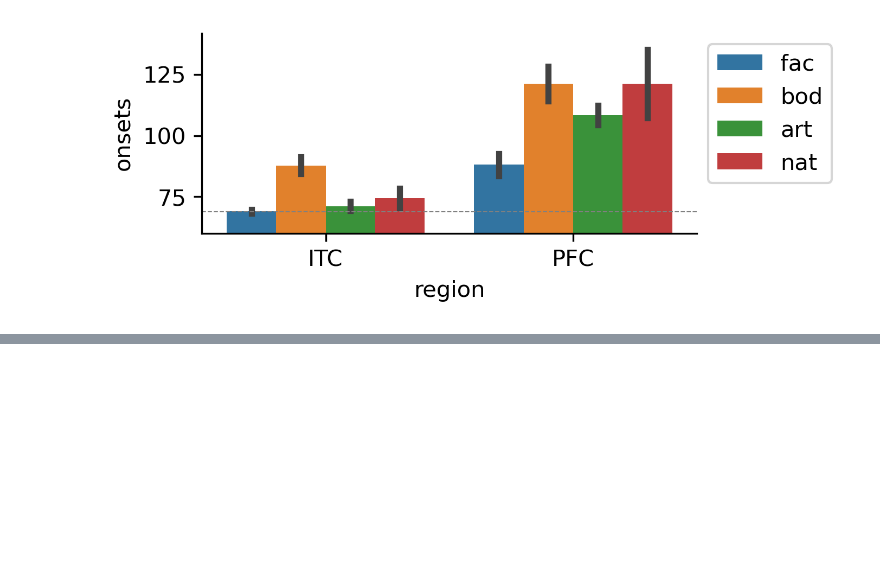
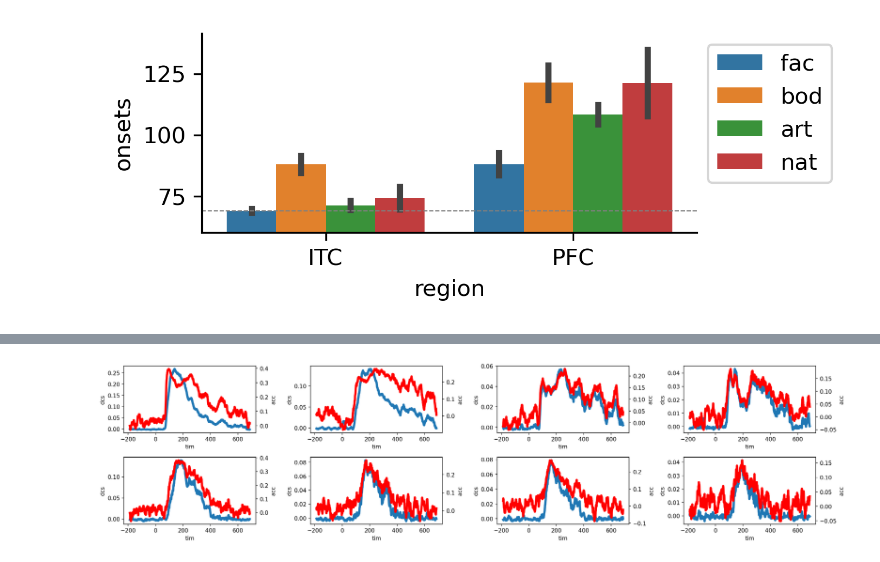
Before and after one commit to mohrabi/sua-categorical-representation, a Jupyter notebook: dec/final-svm-plots.ipynb, the cells around one changed output, grey strips where cells are left out. Saved outputs shown, nothing was run; the diff lists cells and outputs as text; code cells hidden in the pictures; blank space fills up the shorter version.

```diff
--- a/dec/final-svm-plots.ipynb
+++ b/dec/final-svm-plots.ipynb
@@ -271,0 +313,39 @@ plt.plot(data['itc']['fac'].T);
+# %%
+cm = 1 / 2.54
+fig, axs = plt.subplots(2, 4, figsize=(48 * cm, 12 * cm), dpi=150)
+axs = axs.flatten()
+
+for ax, category in zip(axs[:4], ['fac', 'bod', 'art', 'nat']):
+    # X = data['itc'][category]
+    # Y = data_a['itc'][category]
+    # X = data['itc'][f'{category}0']
+    # Y = data_a['itc'][f'{category}0']
+    # df = pd.DataFrame({'tim': np.tile(tim, (100, 1)).flatten(), 'dcs': X.flatten(), 'acc':Y.flatten()})
+    X = data['itc'][category] - data['itc'][f'{category}0'].mean(0)
+    Y = data_a['itc'][category] - data_a['itc'][f'{category}0'].mean(0)
+    df = pd.DataFrame({'tim': np.tile(tim, (150, 1)).flatten(), 'dcs': X.flatten(), 'acc':Y.flatten()})
+    sns.lineplot(data=df, x='tim', y='dcs', ax=ax, ci=None, lw=4)
+    sns.lineplot(data=df, x='tim', y='acc', ax=ax.twinx(), ci=None, color='r', lw=4)
+
+# for ax in axs[:4]:
+#     ax.twinx().set_yticks([])
+#     ax.set_yticks([])
+
+for ax, category in zip(axs[4:], ['fac', 'bod', 'art', 'nat']):
+    # X = data['pfc'][category]
+    # Y = data_a['pfc'][category]
+    # X = data['pfc'][f'{category}0']
+    # Y = data_a['pfc'][f'{category}0']
+    # df = pd.DataFrame({'tim': np.tile(tim, (100, 1)).flatten(), 'dcs': X.flatten(), 'acc':Y.flatten()})
+    X = data['pfc'][category] - data['pfc'][f'{category}0'].mean(0)
+    Y = data_a['pfc'][category] - data_a['pfc'][f'{category}0'].mean(0)
+    df = pd.DataFrame({'tim': np.tile(tim, (150, 1)).flatten(), 'dcs': X.flatten(), 'acc':Y.flatten()})
+    sns.lineplot(data=df, x='tim', y='dcs', ax=ax, ci=None, lw=4)
+    sns.lineplot(data=df, x='tim', y='acc', ax=ax.twinx(), ci=None, color='r', lw=4)
+
+# g.legend(handles=[Line2D([], [], marker='_', color="g", label='column1'), Line2D([], [], marker='_', color="b", label='column2')])
+
+# sns.despine(right=False)
+fig.tight_layout()
+# %% [output]
+[figure, added]
```
Also changed, not shown: parts of 9 cells of this notebook, 1 other file.
